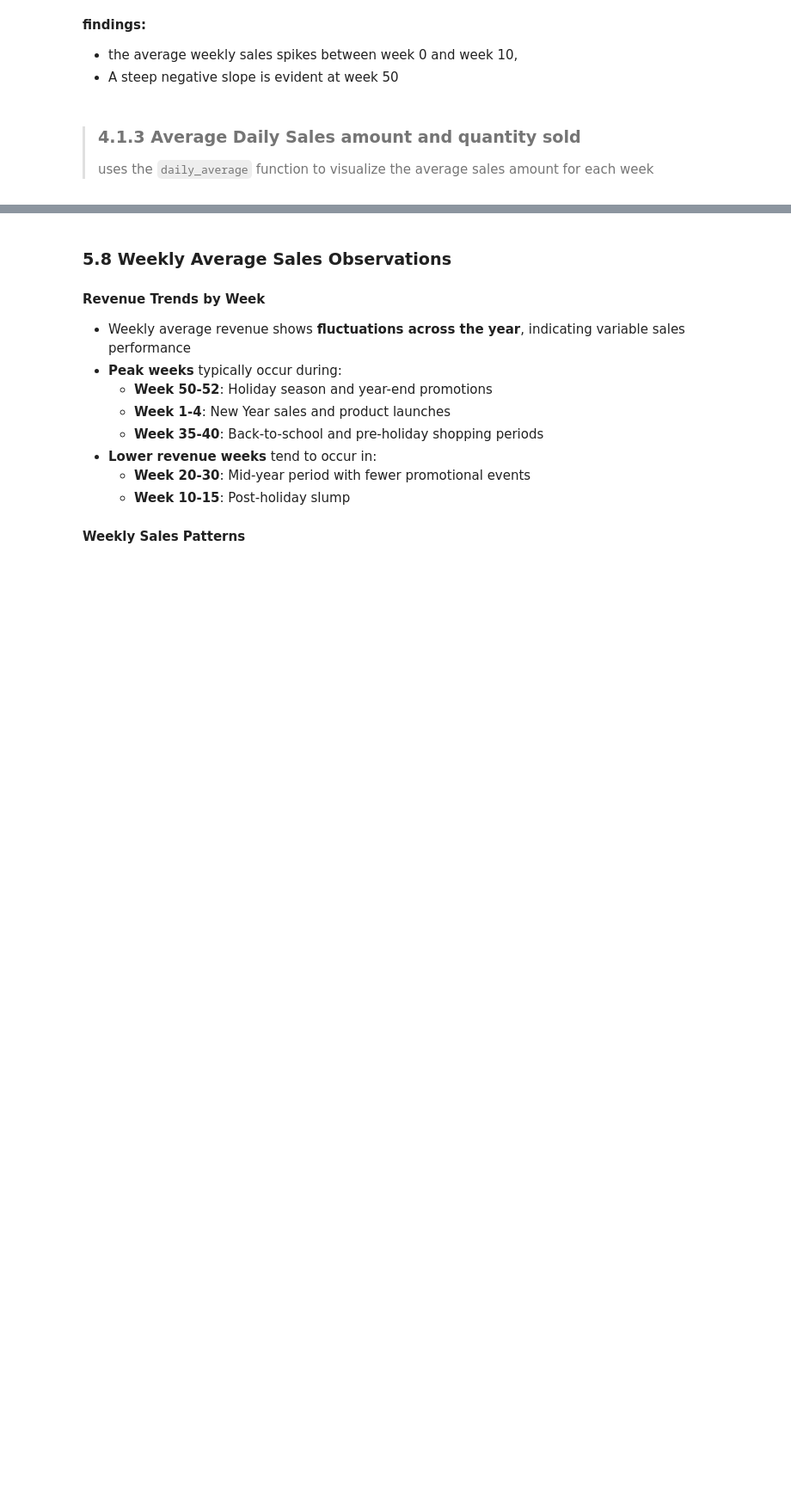
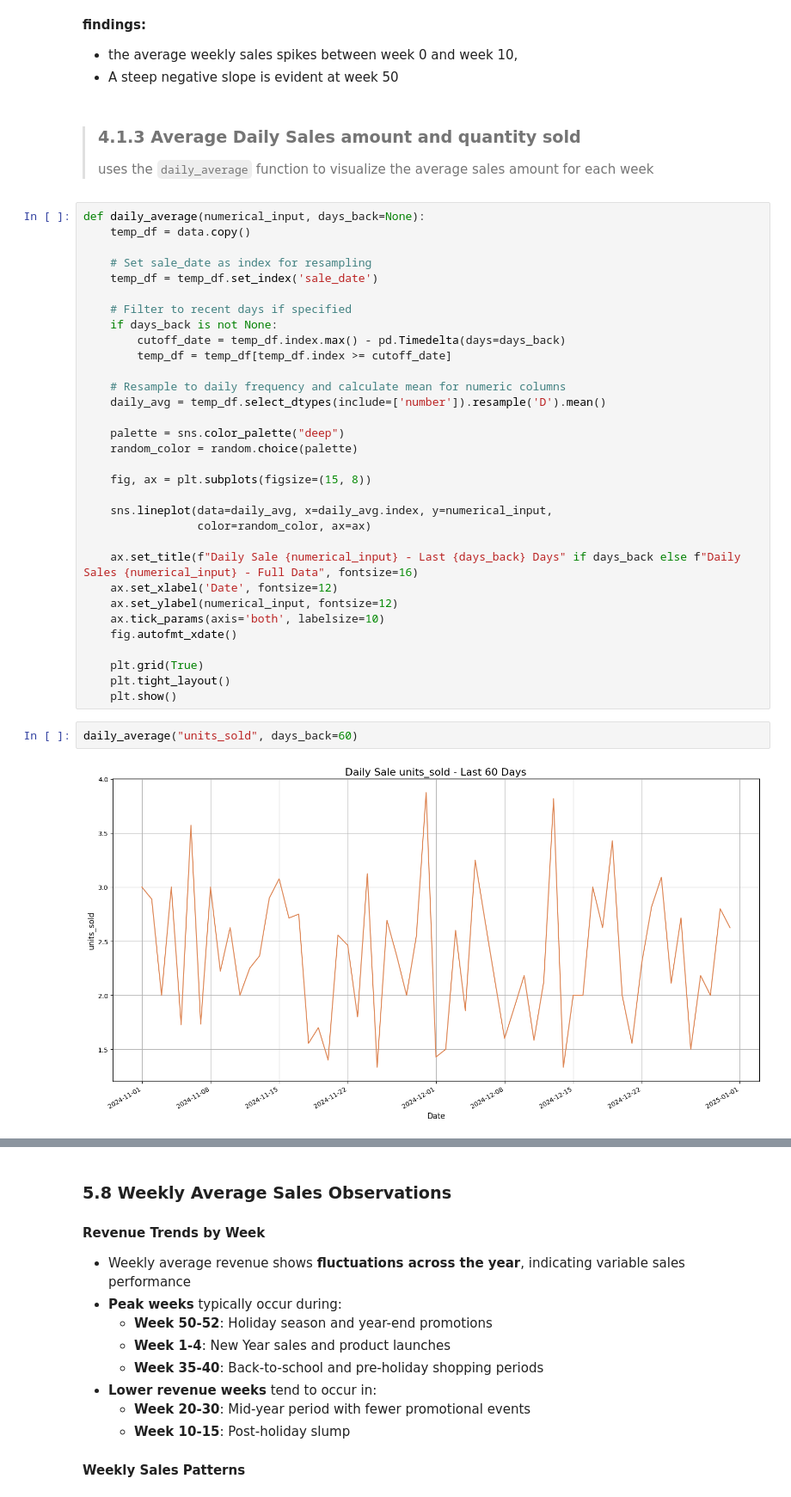
Before and after one commit to rizikilatifa/Samsung-Sales-Forecasting, a Jupyter notebook: Samsung Sales forecasting.ipynb, the cells around one changed output, grey strips where cells are left out. Shown at 86% size. Cells and saved outputs as stored; diff of their text form; blank space fills up the shorter version.

```diff
--- a/Samsung Sales forecasting.ipynb
+++ b/Samsung Sales forecasting.ipynb
@@ -462,3 +462,39 @@ weekly_average_sales("units_sold")
 # %% [markdown]
 >### 4.1.3 Average Daily Sales amount and quantity sold
 >uses the `daily_average` function to visualize the average sales amount for each week
+# %%
+def daily_average(numerical_input, days_back=None):
+    temp_df = data.copy()
+
+    # Set sale_date as index for resampling
+    temp_df = temp_df.set_index('sale_date')
+
+    # Filter to recent days if specified
+    if days_back is not None:
+        cutoff_date = temp_df.index.max() - pd.Timedelta(days=days_back)
+        temp_df = temp_df[temp_df.index >= cutoff_date]
+
+    # Resample to daily frequency and calculate mean for numeric columns
+    daily_avg = temp_df.select_dtypes(include=['number']).resample('D').mean()
+
+    palette = sns.color_palette("deep")
+    random_color = random.choice(palette)
+
+    fig, ax = plt.subplots(figsize=(15, 8))
+
+    sns.lineplot(data=daily_avg, x=daily_avg.index, y=numerical_input,
+                 color=random_color, ax=ax)
+
+    ax.set_title(f"Daily Sale {numerical_input} - Last {days_back} Days" if days_back else f"Daily Sales {numerical_input} - Full Data", fontsize=16)
+    ax.set_xlabel('Date', fontsize=12)
+    ax.set_ylabel(numerical_input, fontsize=12)
+    ax.tick_params(axis='both', labelsize=10)
+    fig.autofmt_xdate()
+
+    plt.grid(True)
+    plt.tight_layout()
+    plt.show()
+# %%
+daily_average("units_sold", days_back=60)
+# %% [output]
+[figure, added]
```
Also changed, not shown: parts of 28 cells of this notebook.
